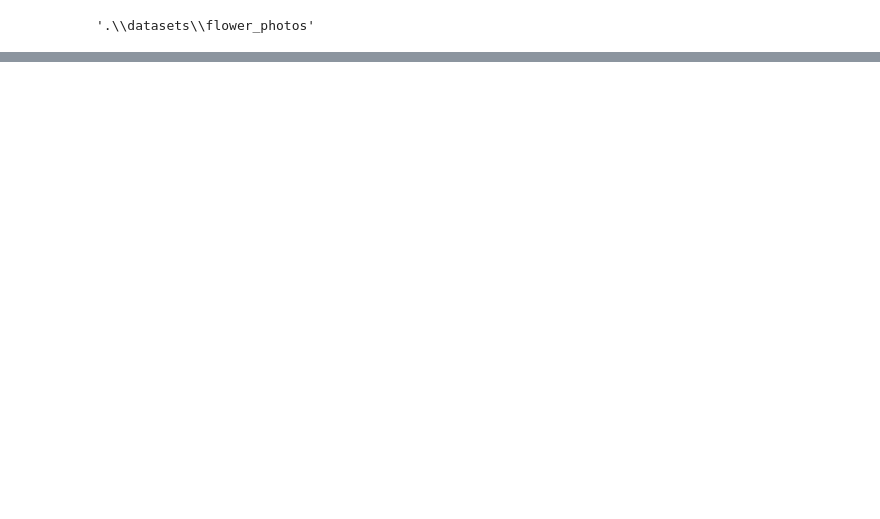
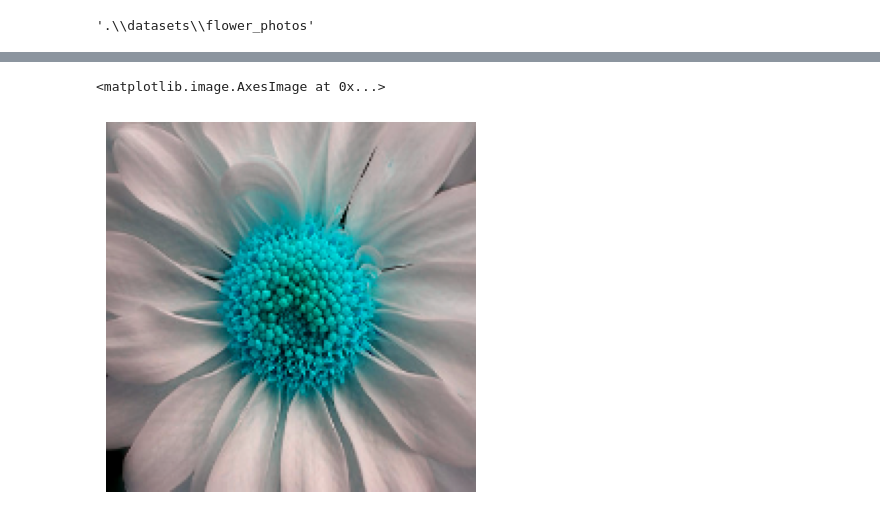
Before and after one commit to nabeelalikhan0/Deep-Learning-Tuto, a Jupyter notebook: Tensorflow/Chapter 3/3.3 Data agumantation for overfitting.ipynb, the cells around one changed output, grey strips where cells are left out. Drawn from its saved outputs; the diff is of its cells as text; code cells hidden in the pictures; blank space fills up the shorter version.

```diff
--- a/Tensorflow/Chapter 3/3.3 Data agumantation for overfitting.ipynb
+++ b/Tensorflow/Chapter 3/3.3 Data agumantation for overfitting.ipynb
@@ -163,0 +239,3 @@ data_dir
+# %%
+img = cv2.imread(str(flower_image_dict['roses'][0]))
+img.shape
@@ -163,0 +248,10 @@ data_dir
+# %%
+X = []
+y = []
+
+for flower_name, images in flower_image_dict.items():
+    for image in images:
+        img = cv2.imread(str(image))
+        resized_img = cv2.resize(img,(180,180))
+        X.append(resized_img)
+        y.append(flower_label_dict[flower_name])
@@ -163,0 +282,3 @@ data_dir
+# %%
+X = np.array(X)
+y = np.array(y)
@@ -163,0 +371,24 @@ data_dir
+# %%
+
+data_augmentation = keras.Sequential([
+    keras.layers.RandomFlip('horizontal'), # Thats how you make a data augmentation function
+    keras.layers.RandomRotation(0.1),
+    keras.layers.RandomZoom(0.1)
+
+
+])
+
+batch_size = 32
+augmented_batches = []
+
+for i in range(0, len(X), batch_size):
+    # CPU-safe processing
+    batch = tf.convert_to_tensor(X[i:i+batch_size])
+    batch = tf.cast(batch, tf.float32) / 255.0
+    augmented_batch = data_augmentation(batch, training=True)
+
+    # Convert each batch to NumPy before storing to prevent GPU memory overload
+    augmented_batches.append(augmented_batch.numpy())
+
+# Now safely concatenate using NumPy
+X_augmented = np.concatenate(augmented_batches, axis=0)
@@ -163,0 +413,6 @@ data_dir
+# %%
+plt.axis('off')
+plt.imshow(X_augmented[0])
+# %% [output]
+<matplotlib.image.AxesImage at 0x...>
+[figure, added]
```
Also changed, not shown: parts of 33 cells of this notebook.
